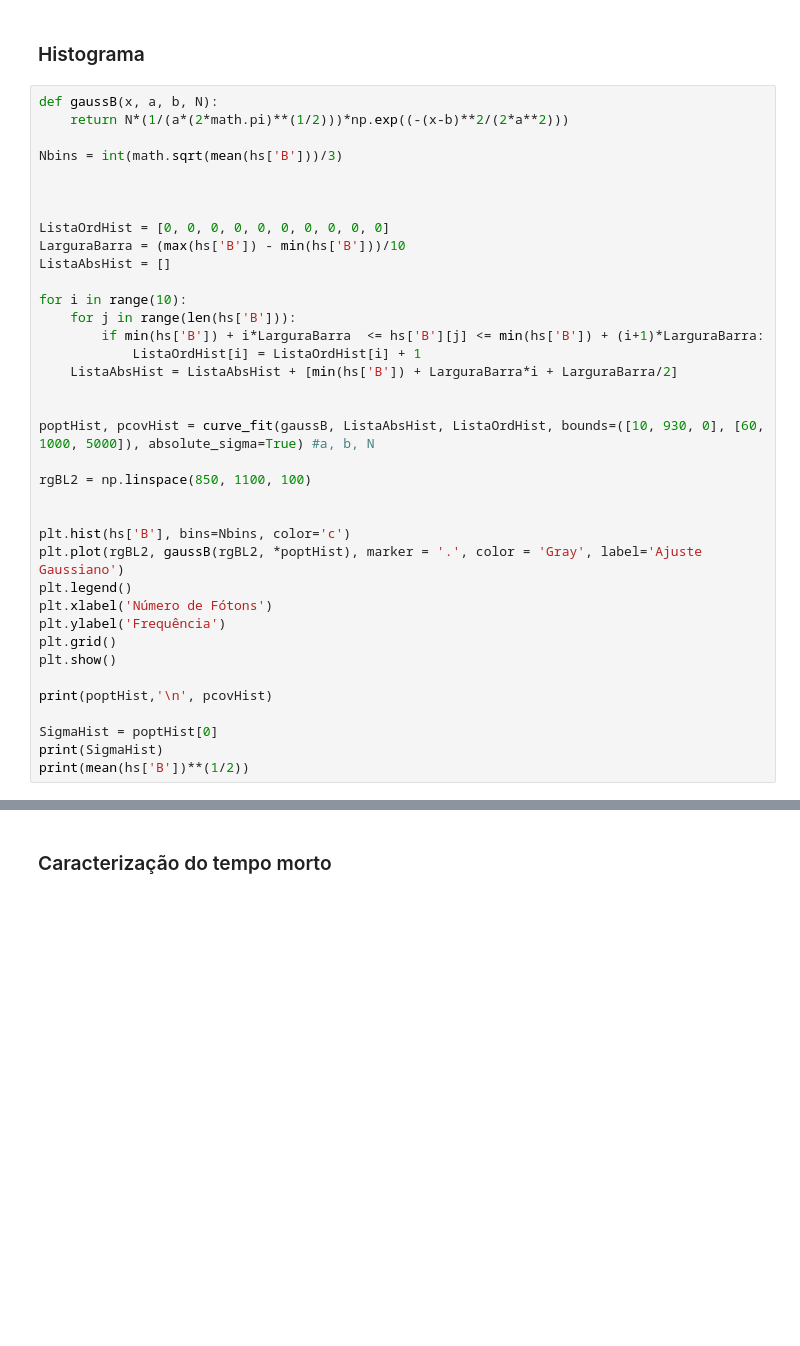
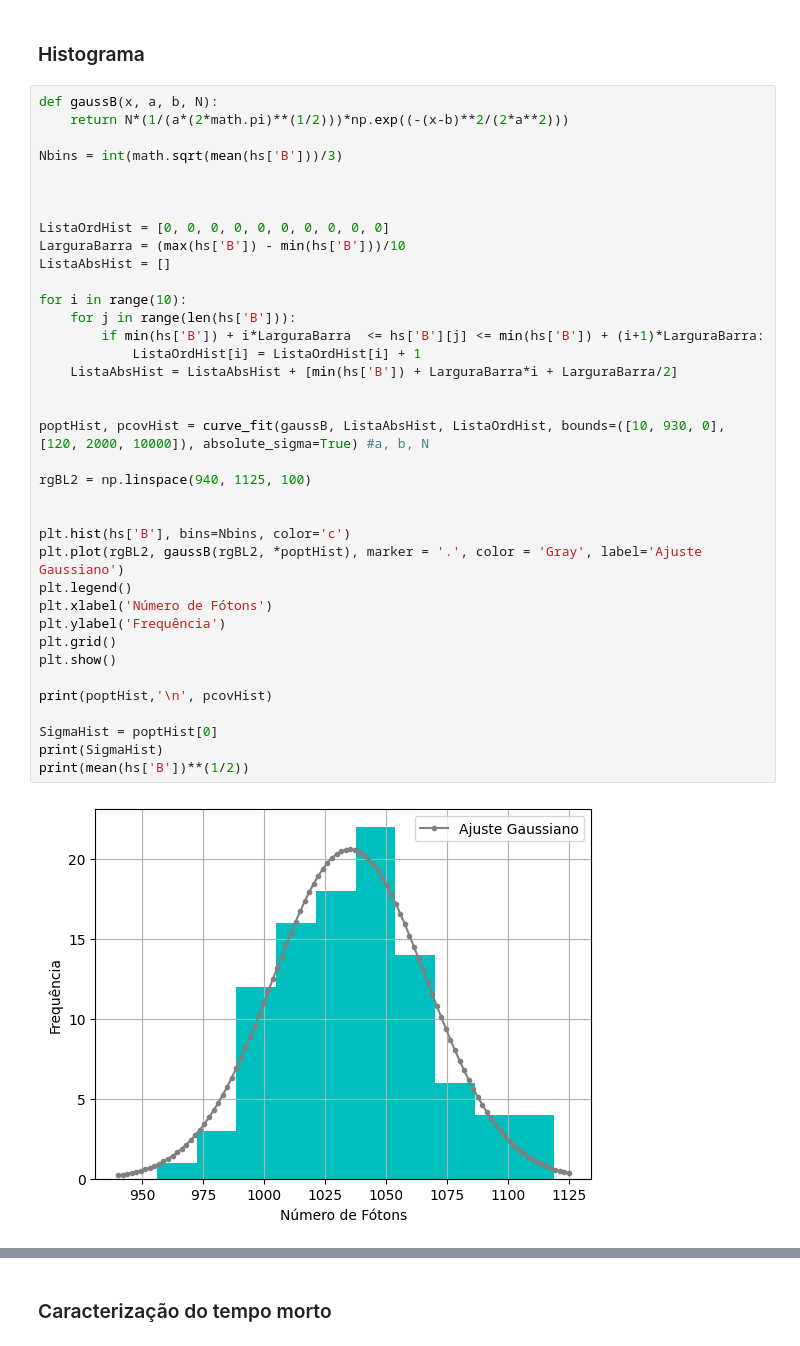
Before and after one commit to DanielDCSS/LabGlither, a Jupyter notebook: OpenLabEX2 VD (1).ipynb, the cells around one changed output, grey strips where cells are left out. Saved outputs shown, nothing was run; the diff lists cells and outputs as text; blank space fills up the shorter version.

```diff
--- a/OpenLabEX2 VD (1).ipynb
+++ b/OpenLabEX2 VD (1).ipynb
@@ -29,32 +46,34 @@ Nbins = int(math.sqrt(mean(hs['B']))/3)
 
 
 
 ListaOrdHist = [0, 0, 0, 0, 0, 0, 0, 0, 0, 0]
 LarguraBarra = (max(hs['B']) - min(hs['B']))/10
 ListaAbsHist = []
 
 for i in range(10):
     for j in range(len(hs['B'])):
         if min(hs['B']) + i*LarguraBarra  <= hs['B'][j] <= min(hs['B']) + (i+1)*LarguraBarra:
             ListaOrdHist[i] = ListaOrdHist[i] + 1
     ListaAbsHist = ListaAbsHist + [min(hs['B']) + LarguraBarra*i + LarguraBarra/2]
 
 
-poptHist, pcovHist = curve_fit(gaussB, ListaAbsHist, ListaOrdHist, bounds=([10, 930, 0], [60, 1000, 5000]), absolute_sigma=True) #a, b, N
+poptHist, pcovHist = curve_fit(gaussB, ListaAbsHist, ListaOrdHist, bounds=([10, 930, 0], [120, 2000, 10000]), absolute_sigma=True) #a, b, N
 
-rgBL2 = np.linspace(850, 1100, 100)
+rgBL2 = np.linspace(940, 1125, 100)
 
 
 plt.hist(hs['B'], bins=Nbins, color='c')
 plt.plot(rgBL2, gaussB(rgBL2, *poptHist), marker = '.', color = 'Gray', label='Ajuste Gaussiano')
 plt.legend()
 plt.xlabel('Número de Fótons')
 plt.ylabel('Frequência')
 plt.grid()
 plt.show()
 
 print(poptHist,'\n', pcovHist)
 
 SigmaHist = poptHist[0]
 print(SigmaHist)
 print(mean(hs['B'])**(1/2))
+# %% [output]
+[figure, added]
```
Also changed, not shown: parts of 8 cells of this notebook.
